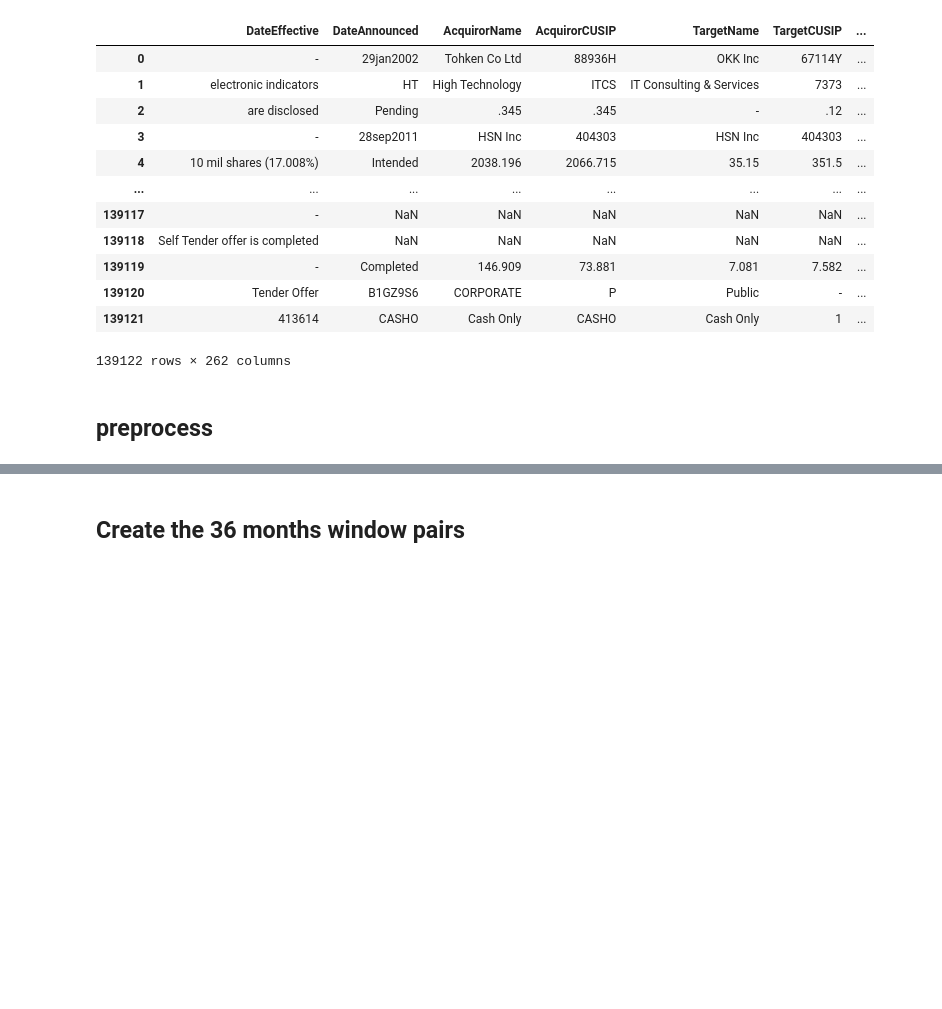
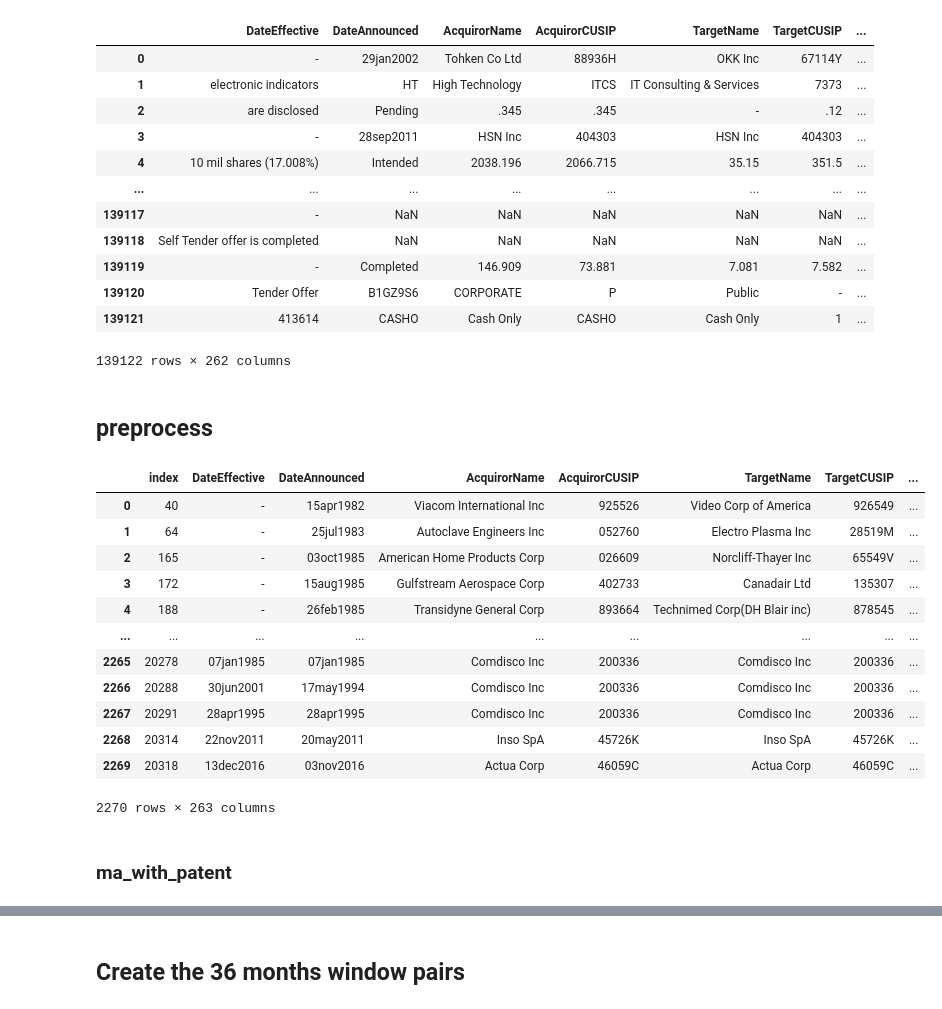
Before and after one commit to idsts2670/ra, a Jupyter notebook: M&A/name-matching-m&a-sido.ipynb, the cells around one changed output, grey strips where cells are left out. Saved outputs shown, nothing was run; the diff lists cells and outputs as text; code cells hidden in the pictures; blank space fills up the shorter version.

```diff
--- a/M&A/name-matching-m&a-sido.ipynb
+++ b/M&A/name-matching-m&a-sido.ipynb
@@ -389,6 +387,25 @@ Load: /scratch/bell/sido/m&a/data/roster3-20230903.csv
 139122 rows × 262 columns
 # %% [markdown]
 ## preprocess
+# %%
+bb = pd.read_csv("/Users/satoshiido/Documents/programming/RA/M&A/outputs/tmp_cleaned_m&a_for_pairing.csv")
+bb
+# %% [output]
+|  | index | DateEffective | DateAnnounced | AcquirorName | AcquirorCUSIP | TargetName | TargetCUSIP | ... |
+| 0 | 40 | - | 15apr1982 | Viacom International Inc | 925526 | Video Corp of America | 926549 | ... |
+| 1 | 64 | - | 25jul1983 | Autoclave Engineers Inc | 052760 | Electro Plasma Inc | 28519M | ... |
+| 2 | 165 | - | 03oct1985 | American Home Products Corp | 026609 | Norcliff-Thayer Inc | 65549V | ... |
+| 3 | 172 | - | 15aug1985 | Gulfstream Aerospace Corp | 402733 | Canadair Ltd | 135307 | ... |
+| 4 | 188 | - | 26feb1985 | Transidyne General Corp | 893664 | Technimed Corp(DH Blair inc) | 878545 | ... |
+| ... | ... | ... | ... | ... | ... | ... | ... | ... |
+| 2265 | 20278 | 07jan1985 | 07jan1985 | Comdisco Inc | 200336 | Comdisco Inc | 200336 | ... |
+| 2266 | 20288 | 30jun2001 | 17may1994 | Comdisco Inc | 200336 | Comdisco Inc | 200336 | ... |
+| 2267 | 20291 | 28apr1995 | 28apr1995 | Comdisco Inc | 200336 | Comdisco Inc | 200336 | ... |
+| 2268 | 20314 | 22nov2011 | 20may2011 | Inso SpA | 45726K | Inso SpA | 45726K | ... |
+| 2269 | 20318 | 13dec2016 | 03nov2016 | Actua Corp | 46059C | Actua Corp | 46059C | ... |
+2270 rows × 263 columns
+# %% [markdown]
+### ma_with_patent
 # %%
 # select only rows with non-null Withdrawn date
 tmp1 = ma_with_patent[~ma_with_patent["DateWithdrawn"].isna()]
```
Also changed, not shown: parts of 14 cells of this notebook.
